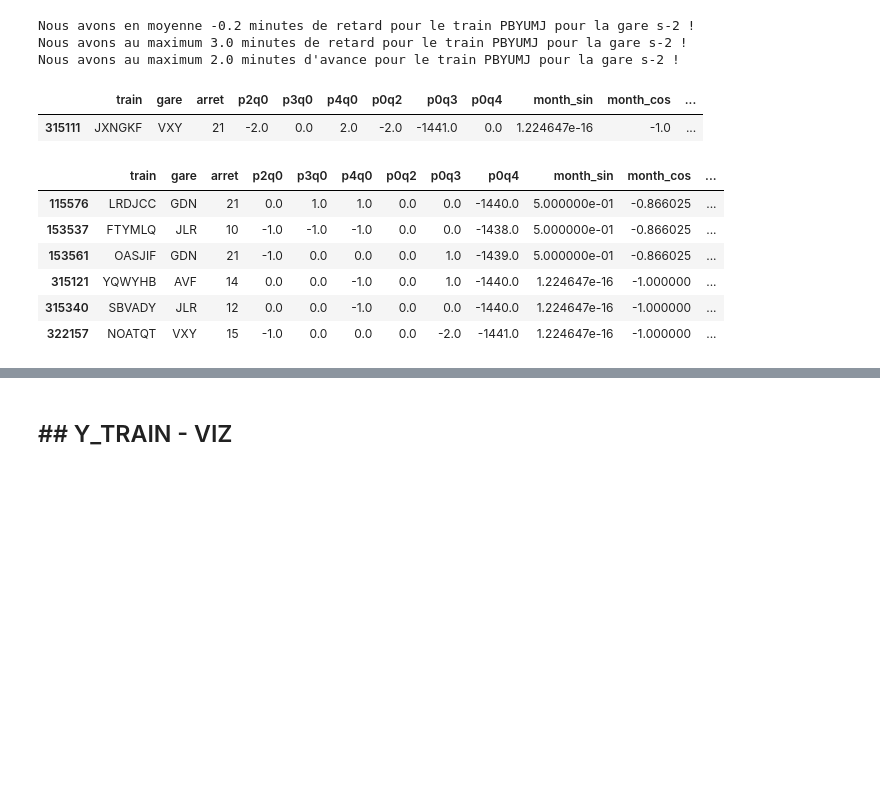
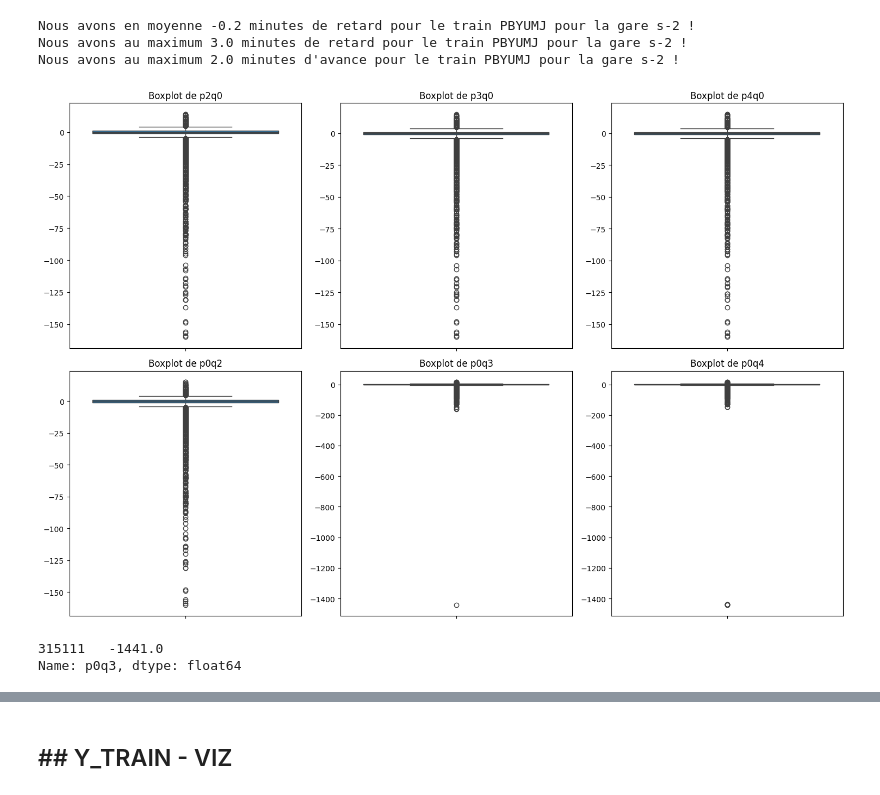
Before and after one commit to motawassimlahmadi/SNCF_DataChallenge166, a Jupyter notebook: notebooks/experiment.ipynb, the cells around one changed output, grey strips where cells are left out. Drawn from its saved outputs; the diff is of its cells as text; code cells hidden in the pictures; blank space fills up the shorter version.

```diff
--- a/notebooks/experiment.ipynb
+++ b/notebooks/experiment.ipynb
@@ -198,19 +200,22 @@ Nous avons en moyenne -0.2 minutes de retard pour le train PBYUMJ pour la gare s
 Nous avons au maximum 3.0 minutes de retard pour le train PBYUMJ pour la gare s-2 !
 Nous avons au maximum 2.0 minutes d'avance pour le train PBYUMJ pour la gare s-2 !
 # %%
-# Check des outliers
+colonnes = ["p2q0","p3q0","p4q0","p0q2","p0q3","p0q4"]
 
-x_train_cpy[x_train_cpy["p0q3"] <= -1000]
+
+fig, axes = plt.subplots(2, 3, figsize=(15, 10))
+
+for ax, col in zip(axes.flatten(), colonnes):
+    sns.boxplot(y=x_train_cpy[col], ax=ax)
+    ax.set_title(f"Boxplot de {col}")
+    ax.set_ylabel("")
+
+plt.tight_layout()
+plt.show()
 # %% [output]
-|  | train | gare | arret | p2q0 | p3q0 | p4q0 | p0q2 | p0q3 | p0q4 | month_sin | month_cos | ... |
-| 315111 | JXNGKF | VXY | 21 | -2.0 | 0.0 | 2.0 | -2.0 | -1441.0 | 0.0 | 1.224647e-16 | -1.0 | ... |
+[figure, added]
-# %%
-x_train_cpy[x_train_cpy["p0q4"] <= -1000] # HMM BIZARRE ???
-# %% [output]
-|  | train | gare | arret | p2q0 | p3q0 | p4q0 | p0q2 | p0q3 | p0q4 | month_sin | month_cos | ... |
-| 115576 | LRDJCC | GDN | 21 | 0.0 | 1.0 | 1.0 | 0.0 | 0.0 | -1440.0 | 5.000000e-01 | -0.866025 | ... |
-| 153537 | FTYMLQ | JLR | 10 | -1.0 | -1.0 | -1.0 | 0.0 | 0.0 | -1438.0 | 5.000000e-01 | -0.866025 | ... |
-| 153561 | OASJIF | GDN | 21 | -1.0 | 0.0 | 0.0 | 0.0 | 1.0 | -1439.0 | 5.000000e-01 | -0.866025 | ... |
-| 315121 | YQWYHB | AVF | 14 | 0.0 | 0.0 | -1.0 | 0.0 | 1.0 | -1440.0 | 1.224647e-16 | -1.000000 | ... |
-| 315340 | SBVADY | JLR | 12 | 0.0 | 0.0 | -1.0 | 0.0 | 0.0 | -1440.0 | 1.224647e-16 | -1.000000 | ... |
-| 322157 | NOATQT | VXY | 15 | -1.0 | 0.0 | 0.0 | 0.0 | -2.0 | -1441.0 | 1.224647e-16 | -1.000000 | ... |
+# %%
+x_train_cpy[x_train_cpy["p0q3"] <= -500]["p0q3"] # A remplacer par un -1 , la moyenne entre p0q2 et p0q4
+# %% [output]
+315111   -1441.0
+Name: p0q3, dtype: float64
```
Also changed, not shown: parts of 6 cells of this notebook, 1 other file.
